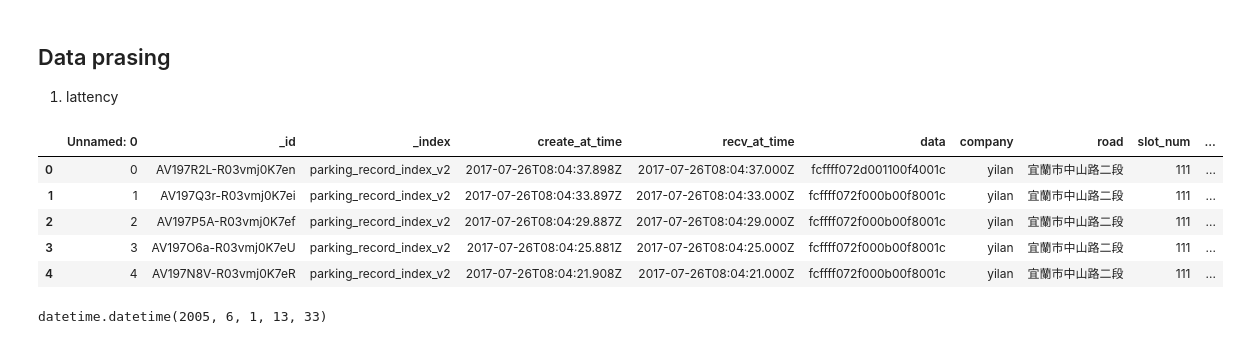
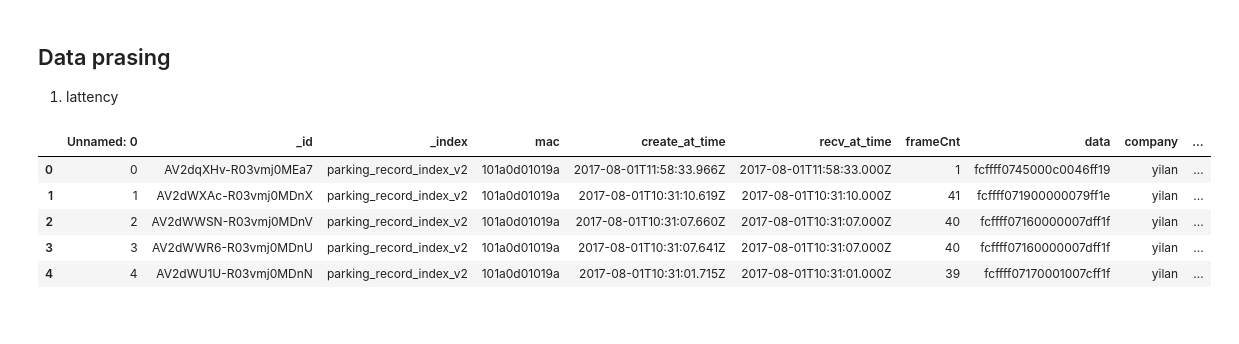
Before and after one commit to qwedsazxc78/ML_DL_Learning, a Jupyter notebook: Gemtek/Gemtek_getData.ipynb, the cells around one changed output. Drawn from its saved outputs; the diff is of its cells as text; code cells hidden in the pictures.

```diff
--- a/Gemtek/Gemtek_getData.ipynb
+++ b/Gemtek/Gemtek_getData.ipynb
@@ -157,6 +157,7 @@ Data: ['AV197Q3r-R03vmj0K7ei', 'parking_record_index_v2', '2017-07-26T08:04:33.8
 # %% [markdown]
 ## API Class
 # %%
+#-*- coding=utf-8 -*-
 from datetime import datetime
 import hashlib
 
@@ -173,7 +174,8 @@ class Gemtek_restful_api:
         self.api_token = hashlib.sha1((self.api_secret + self.time).encode('utf-8')).hexdigest()
         self.payload = {
             "index": self.index,
-            "limit" : self.limit,
+            "start_time" : self.start_time,
+            "time" : self.time,
             "mac" : self.macID,
             "api_key" : self.api_key,
             "api_token" : self.api_token,
@@ -192,7 +194,7 @@ class Gemtek_restful_api:
     def set_query_limit(self, limit ):
         self.limit = limit
 
-    def set_query_start_time(self, start_time ):
+    def set_query_start_time(self, start_time = 0):
         self.start_time = start_time
 
 
@@ -265,21 +263,21 @@ def twos_comp(val, bits):
     return val
 
 def getPraseTargetData(Data):
-    pakcetHeader = "fcffff07"
     prase_data = Data['value']['hits']
     prase_data_from_json = []
 
     # columes in data frame
-    prase_data_columes = ['_id', '_index', 'create_at_time','recv_at_time','data',
+    prase_data_columes = ['_id', '_index', 'mac','create_at_time','recv_at_time','frameCnt', 'data',
                           'company','road','slot_num','gwip',
                           "magX", "magY", "magZ", "magT"]
     # get data by list
     for each in prase_data:
         fullData = []
+        pakcetHeader = "fcffff07"
         packetByte = []
 
-        fullData = [ each['_id'], each['_index'],
-             each['_source']['create_at'], each['_source']['recv'],
+        fullData = [ each['_id'], each['_index'], each['_source']['macAddr'],
+             each['_source']['create_at'], each['_source']['recv'], each['_source']['frameCnt'],
              each['_source']['data'],
              each['_source']['extra']['company'],  each['_source']['extra']['road'],
              each['_source']['extra']['slot_num'], each['_source']['gwip']
@@ -306,3 +304,11 @@ def getPraseTargetData(Data):
         prase_data_from_json.append(fullData)
 
     return pd.DataFrame(prase_data_from_json, columns=prase_data_columes)
+# %%
+import time
+from datetime import datetime
+
+current_time_obj = time.time()
+current_datetime_obj = datetime.fromtimestamp(current_time_obj)
+current_time = int(current_time_obj)
+print(current_time)
@@ -323,18 +331,17 @@ mac_gemtek = "101a"
 mac_address1 = mac_gemtek + "0d0100ab"
 mac_address_test = mac_gemtek + "0d01019a"
 
+mac_query = mac_address_test
 # main funciton
-test_api = Gemtek_restful_api(URL, api_key, api_secret, mac_address_test)
-test_api.print_API_parameter()
-query_JsonData = test_api.get_query_data()
+parking_api = Gemtek_restful_api(URL, api_key, api_secret, mac_query, index = 0 , limit = 200, start_time = current_time)
+parking_api.print_API_parameter()
+query_JsonData = parking_api.get_query_data()
 
-if(test_api.request_OK):
+if(parking_api.request_OK):
     df = getPraseTargetData(query_JsonData)
-#     NodeName = df['slot_num'][0]
-#     timeName = datetime.now().strftime('%Y%m%d_%H%M%S')
-#     csvFileName = timeName + '_' + NodeName + '.csv'
-    csvFileName = "Node_" + mac_address_test + '_' + "test" + '.csv'
-
+    NodeName = mac_query
+    timeName = current_datetime_obj.strftime('%Y%m%d_%H%M%S')
+    csvFileName = 'ID_' + NodeName + '_' + timeName + '.csv'
     df.to_csv(csvFileName, encoding='utf_8_sig')
 else:
     print("Server Request Fail")
@@ -382,28 +389,19 @@ query_JsonData
 # %%
 #-*- coding=utf-8 -*-
 import requests
 import json
 import time
 import hashlib
 import pandas as pd
 from datetime import datetime
 import matplotlib as plt
 
 df = pd.read_csv(csvFileName, encoding='utf_8_sig')
 df.head(5)
-
-df['create_at_time']
-df['recv_at_time']
 # %% [output]
-|  | Unnamed: 0 | _id | _index | create_at_time | recv_at_time | data | company | road | slot_num | ... |
-| 0 | 0 | AV197R2L-R03vmj0K7en | parking_record_index_v2 | 2017-07-26T08:04:37.898Z | 2017-07-26T08:04:37.000Z | fcffff072d001100f4001c | yilan | 宜蘭市中山路二段 | 111 | ... |
-| 1 | 1 | AV197Q3r-R03vmj0K7ei | parking_record_index_v2 | 2017-07-26T08:04:33.897Z | 2017-07-26T08:04:33.000Z | fcffff072f000b00f8001c | yilan | 宜蘭市中山路二段 | 111 | ... |
-| 2 | 2 | AV197P5A-R03vmj0K7ef | parking_record_index_v2 | 2017-07-26T08:04:29.887Z | 2017-07-26T08:04:29.000Z | fcffff072f000b00f8001c | yilan | 宜蘭市中山路二段 | 111 | ... |
-| 3 | 3 | AV197O6a-R03vmj0K7eU | parking_record_index_v2 | 2017-07-26T08:04:25.881Z | 2017-07-26T08:04:25.000Z | fcffff072f000b00f8001c | yilan | 宜蘭市中山路二段 | 111 | ... |
-| 4 | 4 | AV197N8V-R03vmj0K7eR | parking_record_index_v2 | 2017-07-26T08:04:21.908Z | 2017-07-26T08:04:21.000Z | fcffff072f000b00f8001c | yilan | 宜蘭市中山路二段 | 111 | ... |
+|  | Unnamed: 0 | _id | _index | mac | create_at_time | recv_at_time | frameCnt | data | company | ... |
+| 0 | 0 | AV2dqXHv-R03vmj0MEa7 | parking_record_index_v2 | 101a0d01019a | 2017-08-01T11:58:33.966Z | 2017-08-01T11:58:33.000Z | 1 | fcffff0745000c0046ff19 | yilan | ... |
+| 1 | 1 | AV2dWXAc-R03vmj0MDnX | parking_record_index_v2 | 101a0d01019a | 2017-08-01T10:31:10.619Z | 2017-08-01T10:31:10.000Z | 41 | fcffff071900000079ff1e | yilan | ... |
+| 2 | 2 | AV2dWWSN-R03vmj0MDnV | parking_record_index_v2 | 101a0d01019a | 2017-08-01T10:31:07.660Z | 2017-08-01T10:31:07.000Z | 40 | fcffff07160000007dff1f | yilan | ... |
+| 3 | 3 | AV2dWWR6-R03vmj0MDnU | parking_record_index_v2 | 101a0d01019a | 2017-08-01T10:31:07.641Z | 2017-08-01T10:31:07.000Z | 40 | fcffff07160000007dff1f | yilan | ... |
+| 4 | 4 | AV2dWU1U-R03vmj0MDnN | parking_record_index_v2 | 101a0d01019a | 2017-08-01T10:31:01.715Z | 2017-08-01T10:31:01.000Z | 39 | fcffff07170001007cff1f | yilan | ... |
-# %%
-from datetime import datetime
-
-datetime_object = datetime.strptime('Jun 1 2005  1:33PM', '%b %d %Y %I:%M%p')
-# %% [output]
-datetime.datetime(2005, 6, 1, 13, 33)
```
Also changed, not shown: parts of 10 cells of this notebook, 2 other files.
